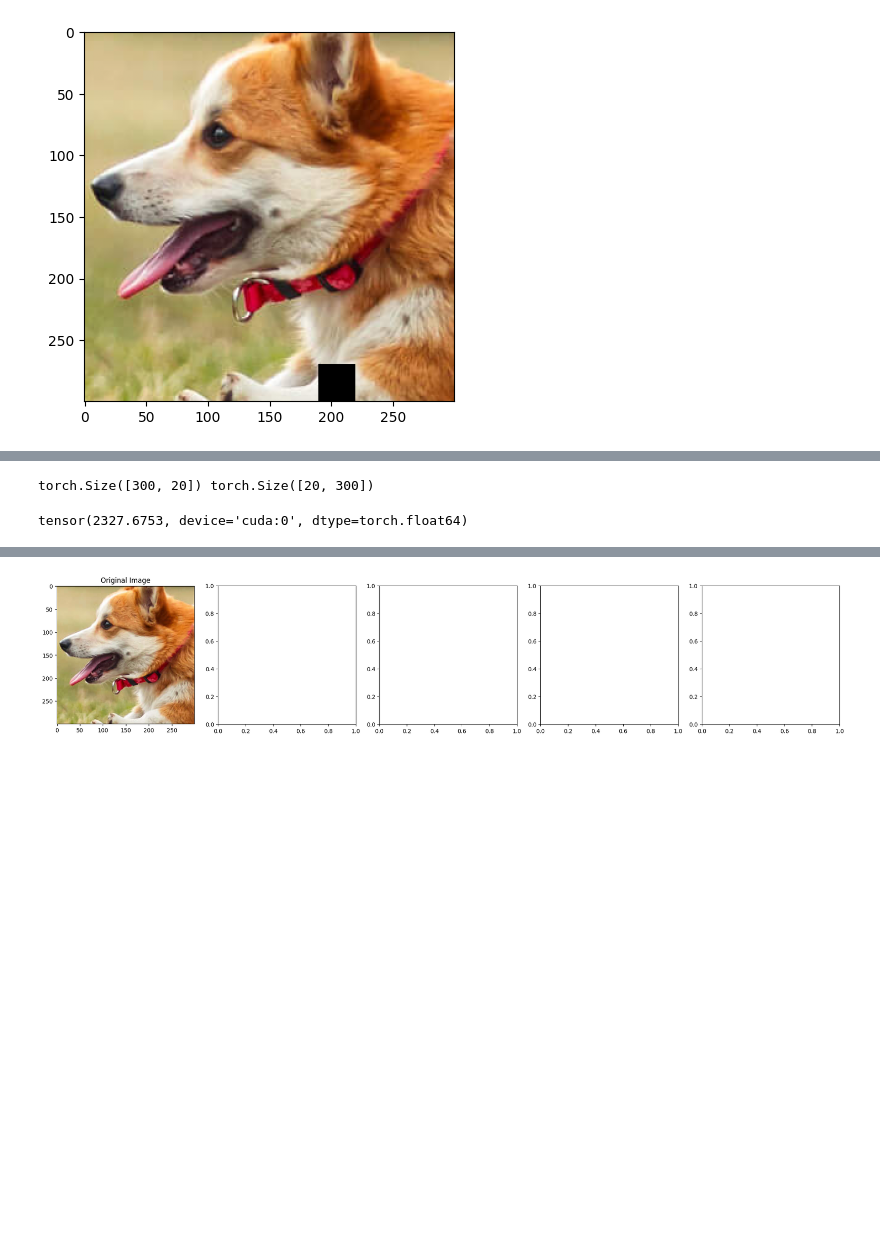
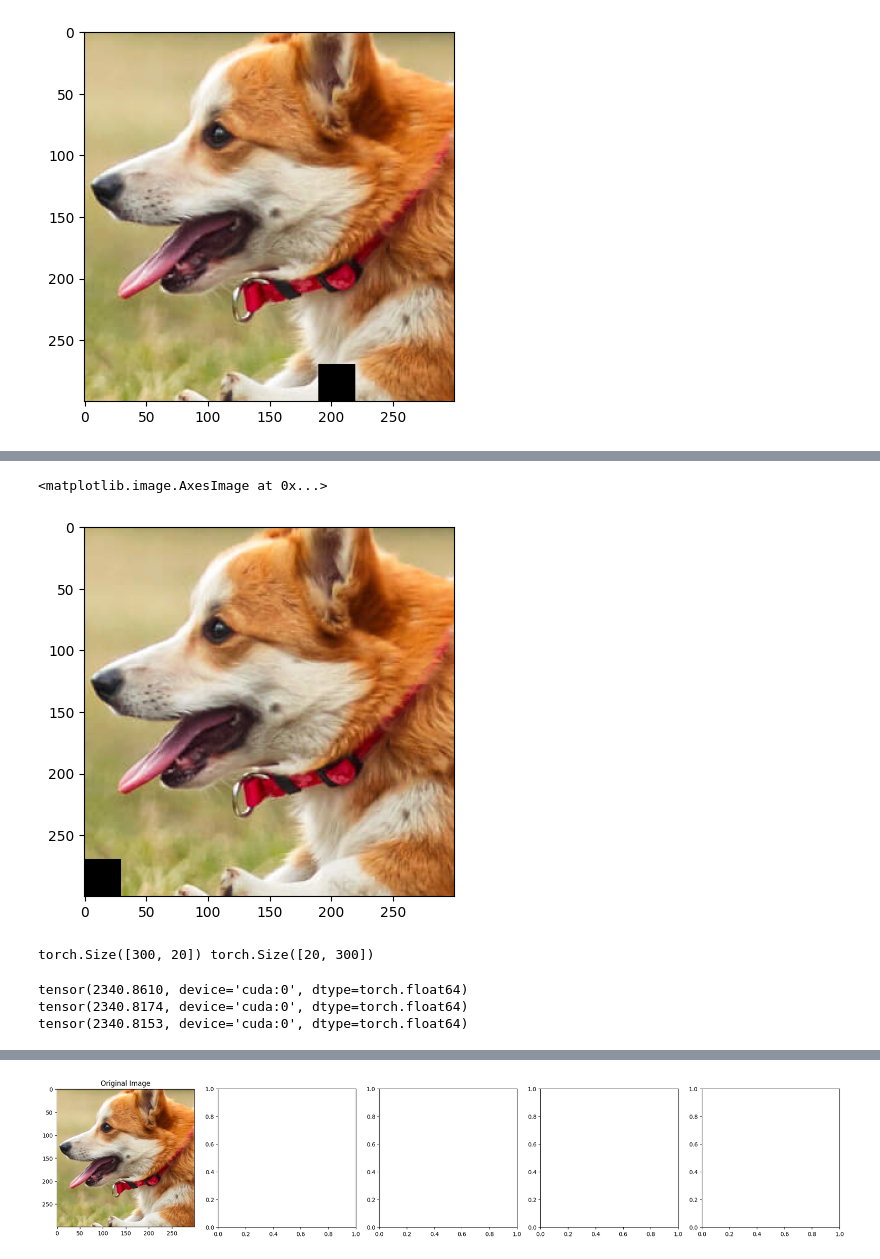
Before and after one commit to rishabh-mondal/ml_course_group, a Jupyter notebook: ASSIGNMENT_2/question_5.ipynb, the cells around one changed output, grey strips where cells are left out. Saved outputs shown, nothing was run; the diff lists cells and outputs as text; code cells hidden in the pictures; blank space fills up the shorter version.

```diff
--- a/ASSIGNMENT_2/question_5.ipynb
+++ b/ASSIGNMENT_2/question_5.ipynb
@@ -172,3 +180,39 @@ torch.Size([300, 10]) torch.Size([10, 300])
+# %%
+def get_patch(image,patch_size,x_min,y_min):
+    return image[:,y_min:y_min+patch_size,x_min:x_min+patch_size]
+
+def create_masked_matrix(original_matrix, block_size=30):
+    masked_matrix = original_matrix.clone()
+    min_x = 0
+    max_x = image.shape[2] - patch_size
+    min_y = image.shape[1] - patch_size
+    max_y = 0
+    # Choose the location based on color characteristics
+    selected_region = None
+    for y in range(original_matrix.shape[1] - block_size, 0, -10):
+        for x in range(0,original_matrix.shape[2] - block_size, 10):
+            # Fetch the patch
+            patch = get_patch(original_matrix, block_size, x, y)
+
+            # Check if the patch meets the condition
+            if has_at_least_n_colors(patch):
+                selected_region = (y, x)
+                break
+
+        if selected_region is not None:
+            break
+
+    # Update the masked matrix
+    masked_matrix[:,
+                  selected_region[0]:selected_region[0]+block_size,
+                  selected_region[1]:selected_region[1]+block_size] = 0
+
+    return masked_matrix
+masked_image_five_channel = create_masked_matrix(crop)
+plt.imshow(rearrange(masked_image_five_channel, 'c h w -> h w c').cpu().numpy())
+# %% [output]
+<matplotlib.image.AxesImage at 0x...>
+[figure, added]
 # %%
 r = 20
 W = torch.randn(crop.shape[1], r, requires_grad=True, device=device)
@@ -179,11 +223,23 @@ torch.Size([300, 20]) torch.Size([20, 300])
 # %%
 crop=crop.to(device)
 masked_image=masked_image.to(device)
+masked_image_five_channel=masked_image_five_channel.to(device)
+masked_image_two_channel=masked_image_two_channel.to(device)
 with torch.no_grad():
     loss=torch.norm(torch.mm(W, H)-masked_image)
     print(loss)
+
+with torch.no_grad():
+    loss_two=torch.norm(torch.mm(W, H)-masked_image_two_channel)
+    print(loss_two)
+
+with torch.no_grad():
+    loss_five=torch.norm(torch.mm(W, H)-masked_image_five_channel)
+    print(loss_five)
 # %% [output]
-tensor(2327.6753, device='cuda:0', dtype=torch.float64)
+tensor(2340.8610, device='cuda:0', dtype=torch.float64)
+tensor(2340.8174, device='cuda:0', dtype=torch.float64)
+tensor(2340.8153, device='cuda:0', dtype=torch.float64)
 # %%
 #optimizer
 learning_rate = 0.01
```
Also changed, not shown: parts of 15 cells of this notebook, 22 other files.
